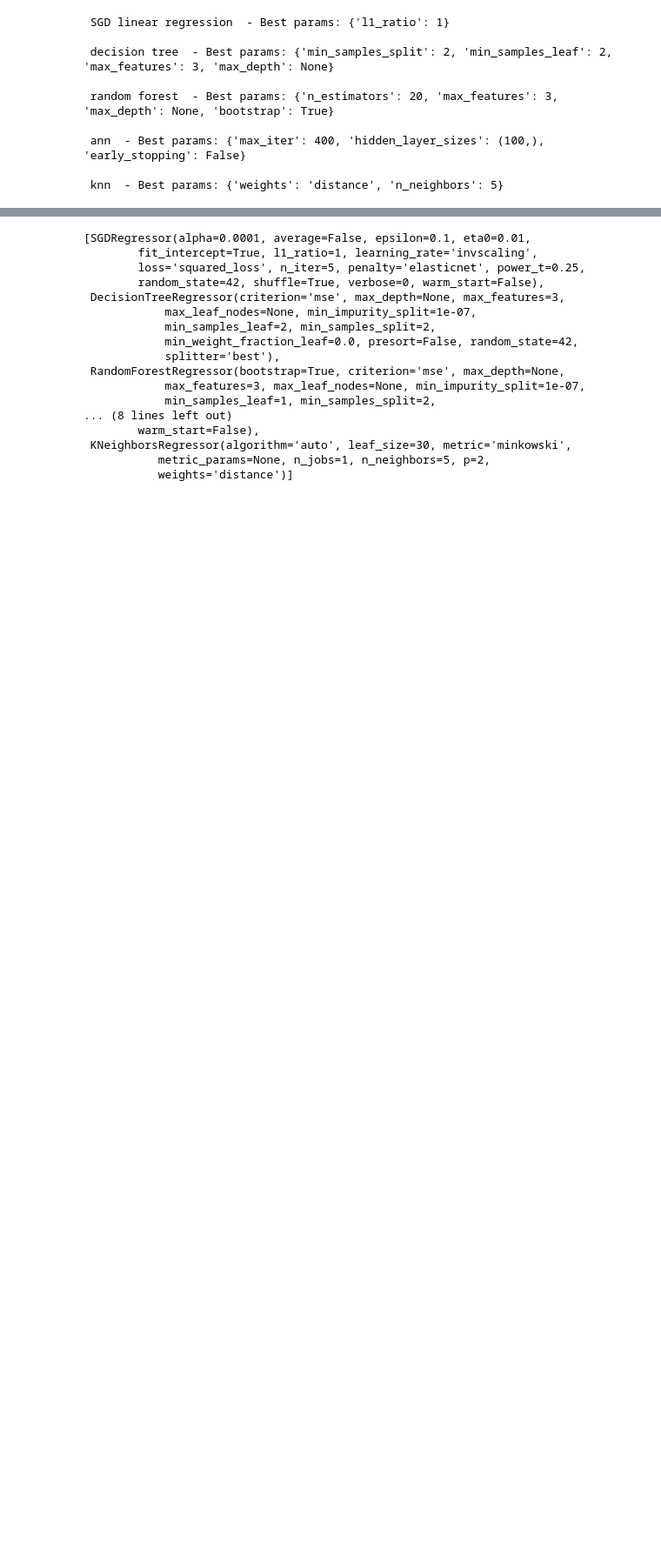
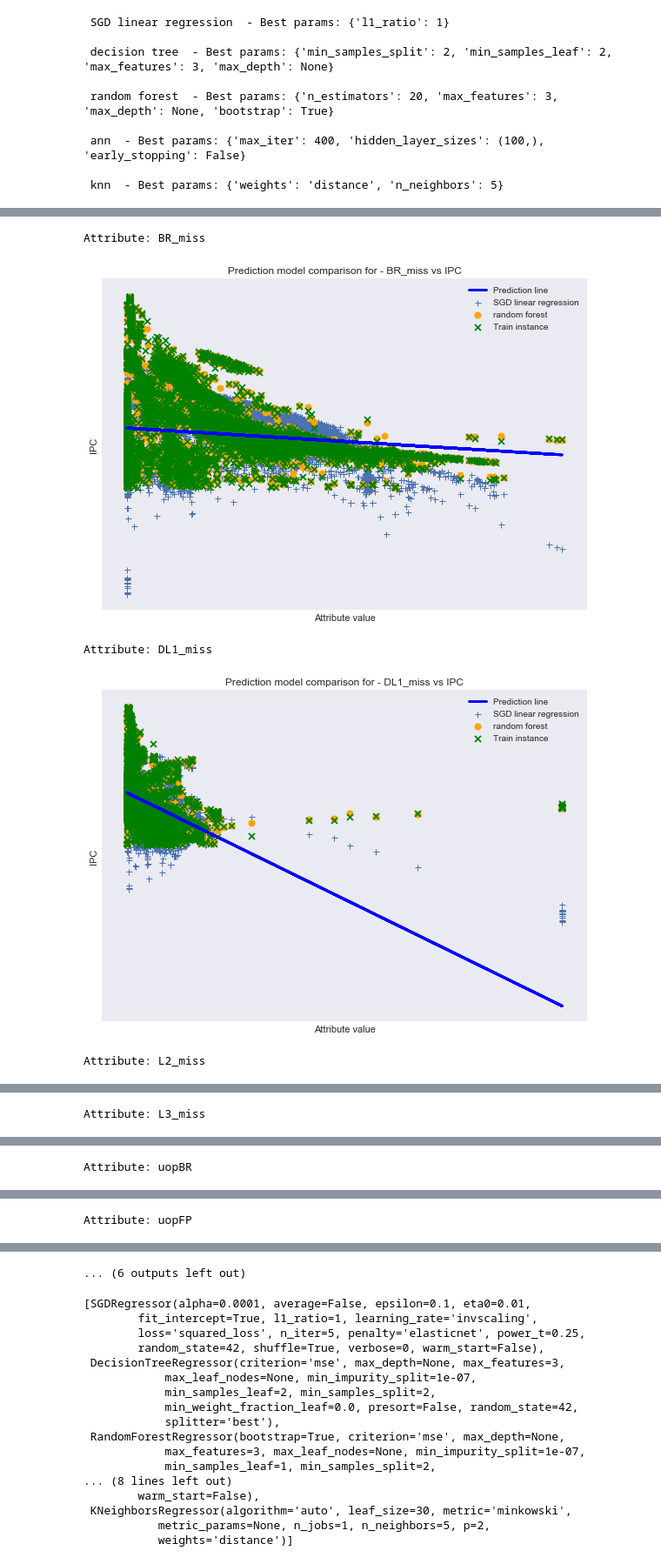
Before and after one commit to dnemirov/ml_computer_architecture, a Jupyter notebook: Experiments_of_ML_paper.ipynb, the cells around one changed output, grey strips where cells are left out. Shown at 87% size. Drawn from its saved outputs; the diff is of its cells as text; code cells hidden in the pictures; blank space fills up the shorter version.

```diff
--- a/Experiments_of_ML_paper.ipynb
+++ b/Experiments_of_ML_paper.ipynb
@@ -344,0 +357,37 @@ tuned_models_list = fine_tune_all_models(models_dict_list, X, y, n_iter_search =
+# %%
+def plot_scatter_predictions(X,y, models_list, models_names):
+    for attr_name in X:
+        print('Attribute:',attr_name)
+        x_indv = X.as_matrix(columns=[attr_name])
+        #indv_lin_reg = lin_ref_func(x_indv,y)
+        indv_lin_reg = LinearRegression()
+        indv_lin_reg.fit(x_indv, y)
+        # Plot outputs
+        y_pred = indv_lin_reg.predict(x_indv)
+        plt.figure(figsize = (10,7))
+        y_pred_model = models_list[0].predict(X)
+        plt.scatter(x_indv, y_pred_model, marker='+', linewidth=1)
+        y_pred_model = models_list[2].predict(X)
+        plt.scatter(x_indv, y_pred_model, marker='o',color='orange', linewidth=1)
+        plt.scatter(x_indv, y, marker='x', color='green')
+        plt.plot(x_indv, y_pred, color='blue', linewidth=3)
+
+        #for model in models_list:
+         #   y_pred_model = model.predict(X)
+          #  plt.scatter(x_indv, y_pred_model, linewidth=1)
+        plt.title('Prediction model comparison for - ' + attr_name + ' vs IPC')
+        plt.xlabel('Attribute value')
+        plt.ylabel('IPC')
+        plt.legend(['Prediction line',models_names[0],models_names[2],'Train instance'])
+        plt.xticks(())
+        plt.yticks(())
+        plt.savefig(attr_name+'_model_compar_plot.png')
+        plt.show()
+# %%
+plot_scatter_predictions(X,y,tuned_models_list,models_name_list)
+# %% [output]
+Attribute: BR_miss
+[figure, added]
+Attribute: DL1_miss
+[figure, added]
+Attribute: L2_miss
@@ -344,0 +395 @@ tuned_models_list = fine_tune_all_models(models_dict_list, X, y, n_iter_search =
+Attribute: L3_miss
@@ -344,0 +397 @@ tuned_models_list = fine_tune_all_models(models_dict_list, X, y, n_iter_search =
+Attribute: uopBR
@@ -344,0 +399 @@ tuned_models_list = fine_tune_all_models(models_dict_list, X, y, n_iter_search =
+Attribute: uopFP
@@ -345,3 +401,4 @@ tuned_models_list = fine_tune_all_models(models_dict_list, X, y, n_iter_search =
+... (6 outputs left out)
 # %%
 tuned_models_list
 # %% [output]
```
Also changed, not shown: parts of 14 cells of this notebook.
